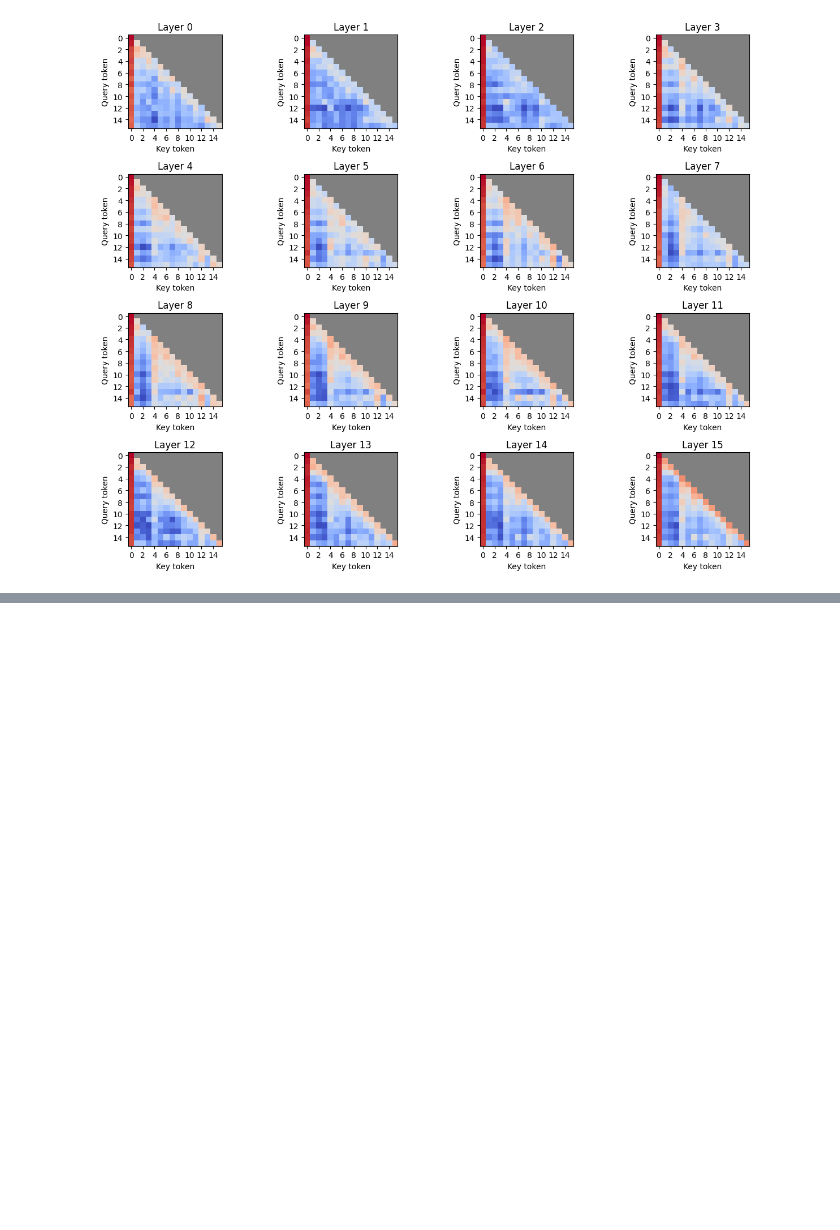
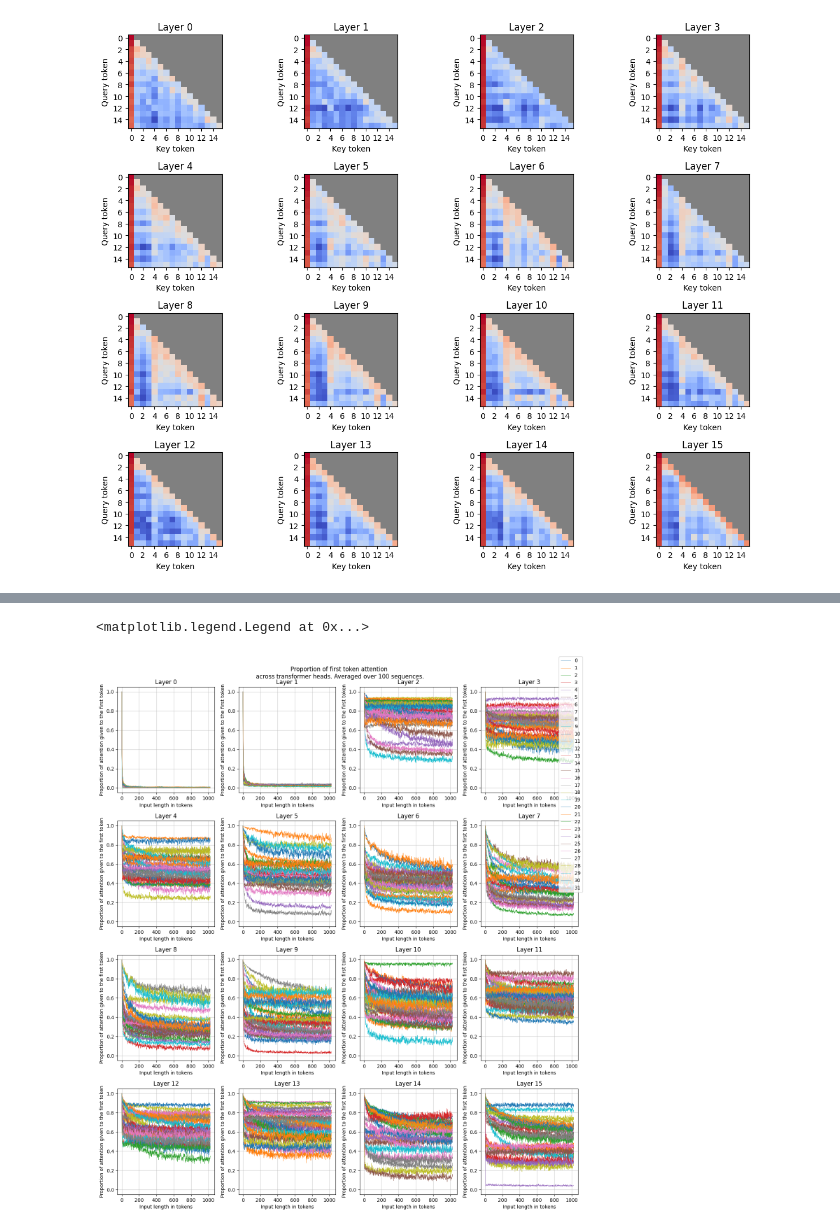
Before and after one commit to TheRootOf3/understanding-attention-sinks, a Jupyter notebook: main.ipynb, the cells around one changed output, grey strips where cells are left out. Saved outputs shown, nothing was run; the diff lists cells and outputs as text; code cells hidden in the pictures; blank space fills up the shorter version.

```diff
--- a/main.ipynb
+++ b/main.ipynb
@@ -1436,0 +1491,30 @@ show_attn_layers(
+# %%
+n_cols = 4
+n_rows = NUM_LAYERS // n_cols
+
+fig, ax = plt.subplots(n_rows, n_cols, figsize=(14, n_rows * 4))
+
+
+for layer_id in range(NUM_LAYERS):
+    for head_id in range(NUM_HEADS):
+        attn_map = get_attn_map(attention_outputs, layer_id, head_id)
+        ax[layer_id // n_cols][layer_id % n_cols].plot(
+            range(attn_map.shape[1]), attn_map[:, 0], linewidth=0.5, label=head_id
+        )
+    ax[layer_id // n_cols][layer_id % n_cols].set_title(f"Layer {layer_id}")
+    ax[layer_id // n_cols][layer_id % n_cols].set_xlabel("Input length in tokens")
+    ax[layer_id // n_cols][layer_id % n_cols].set_ylabel(
+        "Proportion of attention given to the first token"
+    )
+    ax[layer_id // n_cols][layer_id % n_cols].set_ylim(-0.05, 1.05)
+    ax[layer_id // n_cols][layer_id % n_cols].grid(zorder=1, alpha=0.6)
+
+
+fig.suptitle(
+    "Proportion of first token attention\n across transformer heads. Averaged over 100 sequences."
+)
+fig.tight_layout()
+fig.legend(labels=list(range(NUM_HEADS)), loc="upper right")
+# %% [output]
+<matplotlib.legend.Legend at 0x...>
+[figure, added]
```
Also changed, not shown: parts of 11 cells of this notebook.
